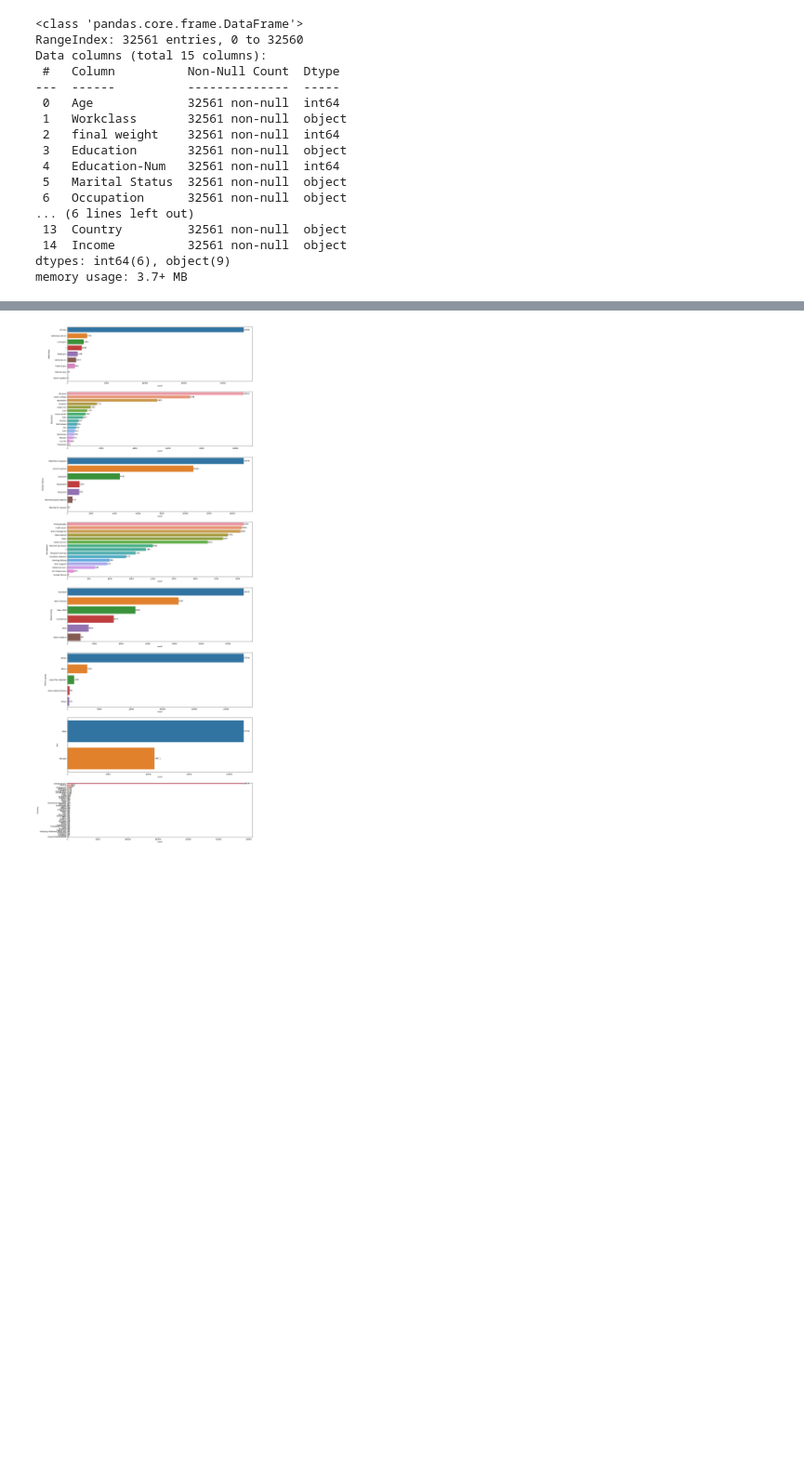
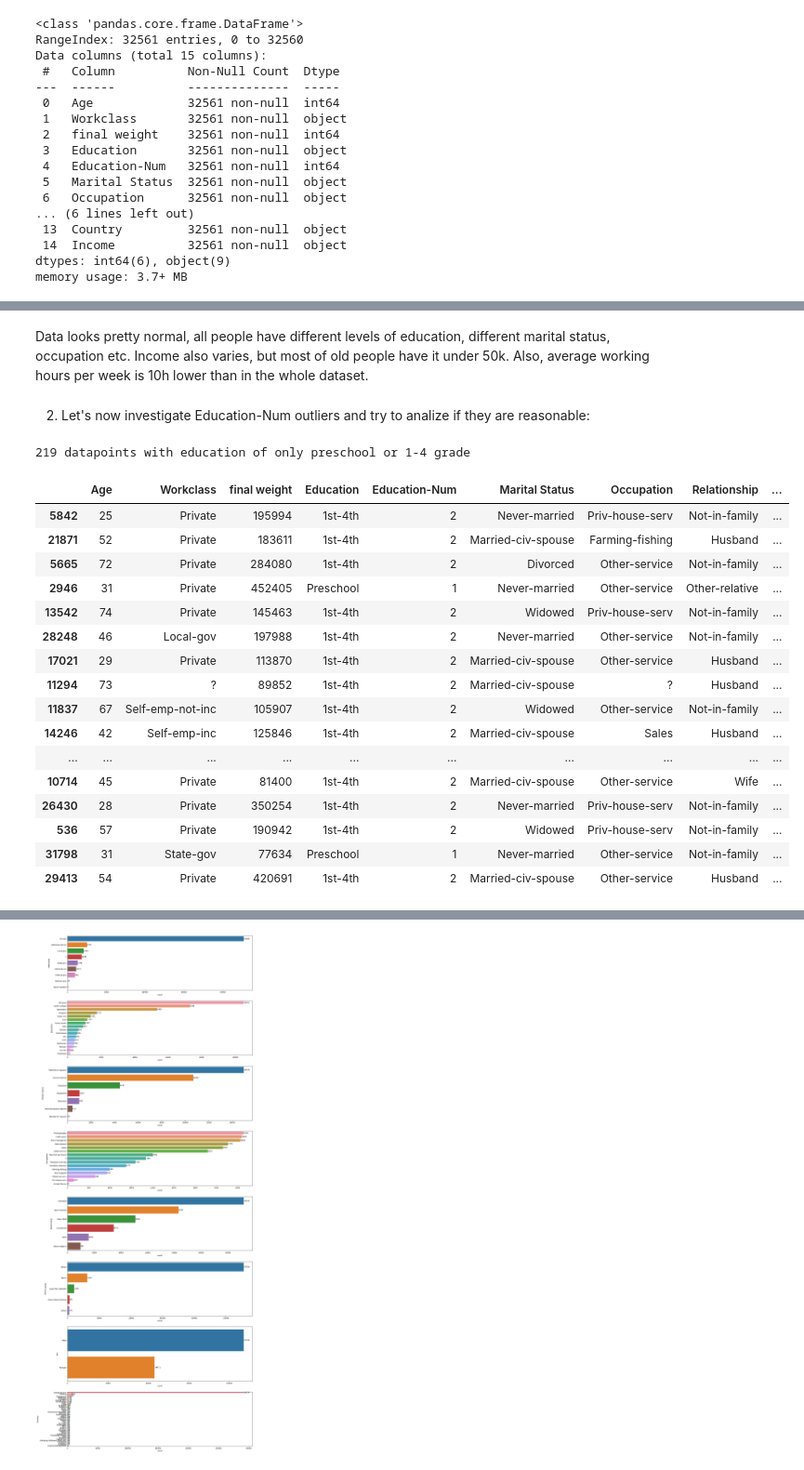
Before and after one commit to nadiia-duiunova/Adults_pet_project, a Jupyter notebook: Adult.ipynb, the cells around one changed output, grey strips where cells are left out. Shown at 93% size. Drawn from its saved outputs; the diff is of its cells as text; code cells hidden in the pictures; blank space fills up the shorter version.

```diff
--- a/Adult.ipynb
+++ b/Adult.ipynb
@@ -55,0 +95,27 @@ memory usage: 3.7+ MB
+# %% [markdown]
+Data looks pretty normal, all people have different levels of education, different marital status, occupation etc. Income also varies, but most of old people have it under 50k. Also, average working hours per week is 10h lower than in the whole dataset.
+# %% [markdown]
+2. Let's now investigate Education-Num outliers and try to analize if they are reasonable:
+# %%
+education_outliers = df[df['Education-Num']<=2]
+print(f'{education_outliers.shape[0]} datapoints with education of only preschool or 1-4 grade')
+education_outliers.sample(50)
+# %% [output]
+219 datapoints with education of only preschool or 1-4 grade
+|  | Age | Workclass | final weight | Education | Education-Num | Marital Status | Occupation | Relationship | ... |
+| 5842 | 25 | Private | 195994 | 1st-4th | 2 | Never-married | Priv-house-serv | Not-in-family | ... |
+| 21871 | 52 | Private | 183611 | 1st-4th | 2 | Married-civ-spouse | Farming-fishing | Husband | ... |
+| 5665 | 72 | Private | 284080 | 1st-4th | 2 | Divorced | Other-service | Not-in-family | ... |
+| 2946 | 31 | Private | 452405 | Preschool | 1 | Never-married | Other-service | Other-relative | ... |
+| 13542 | 74 | Private | 145463 | 1st-4th | 2 | Widowed | Priv-house-serv | Not-in-family | ... |
+| 28248 | 46 | Local-gov | 197988 | 1st-4th | 2 | Never-married | Other-service | Not-in-family | ... |
+| 17021 | 29 | Private | 113870 | 1st-4th | 2 | Married-civ-spouse | Other-service | Husband | ... |
+| 11294 | 73 | ? | 89852 | 1st-4th | 2 | Married-civ-spouse | ? | Husband | ... |
+| 11837 | 67 | Self-emp-not-inc | 105907 | 1st-4th | 2 | Widowed | Other-service | Not-in-family | ... |
+| 14246 | 42 | Self-emp-inc | 125846 | 1st-4th | 2 | Married-civ-spouse | Sales | Husband | ... |
+| ... | ... | ... | ... | ... | ... | ... | ... | ... | ... |
+| 10714 | 45 | Private | 81400 | 1st-4th | 2 | Married-civ-spouse | Other-service | Wife | ... |
+| 26430 | 28 | Private | 350254 | 1st-4th | 2 | Never-married | Priv-house-serv | Not-in-family | ... |
+| 536 | 57 | Private | 190942 | 1st-4th | 2 | Widowed | Priv-house-serv | Not-in-family | ... |
+| 31798 | 31 | State-gov | 77634 | Preschool | 1 | Never-married | Other-service | Not-in-family | ... |
+| 29413 | 54 | Private | 420691 | 1st-4th | 2 | Married-civ-spouse | Other-service | Husband | ... |
```
Also changed, not shown: parts of 29 cells of this notebook.
